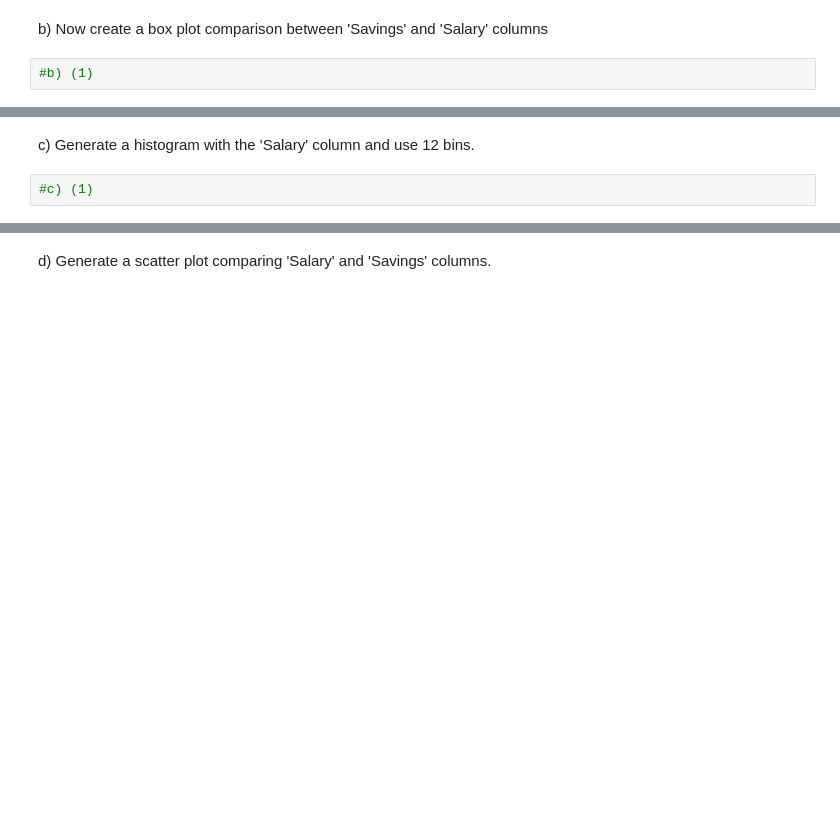
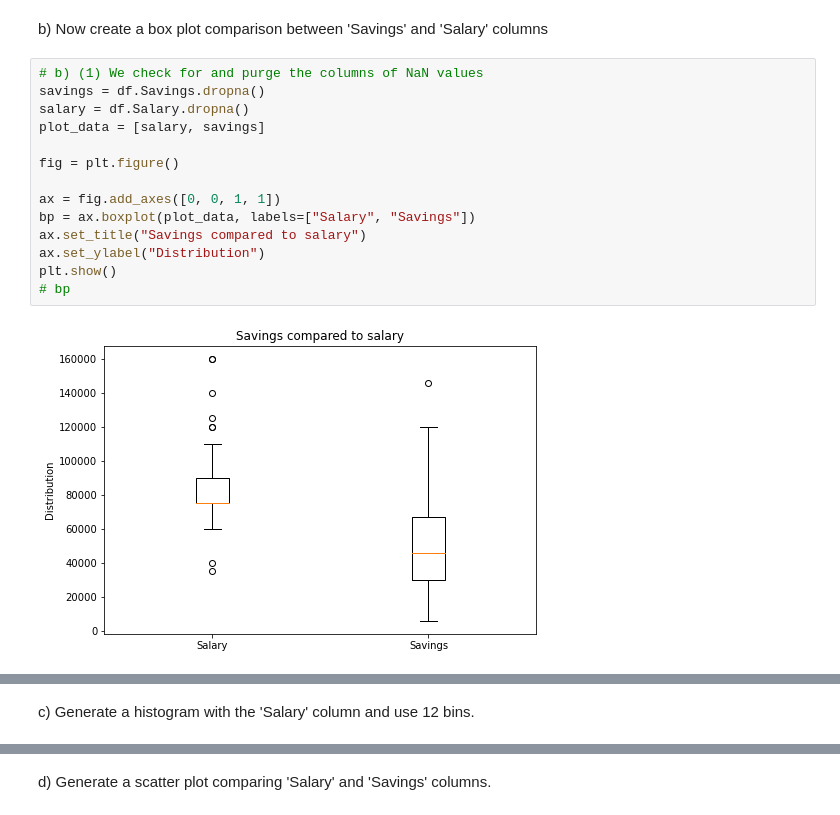
Before and after one commit to StphnLwnga/ADS-Assgn1, a Jupyter notebook: Pandas and python practice.ipynb, the cells around one changed output, grey strips where cells are left out. Cells and saved outputs as stored; diff of their text form; blank space fills up the shorter version.

```diff
--- a/Pandas and python practice.ipynb
+++ b/Pandas and python practice.ipynb
@@ -233,4 +260,18 @@ diploma_series.plot(kind='bar')
 # %% [markdown]
 b) Now create a box plot comparison between 'Savings' and 'Salary' columns
-# %%
-#b) (1)
+# %%
+# b) (1) We check for and purge the columns of NaN values
+savings = df.Savings.dropna()
+salary = df.Salary.dropna()
+plot_data = [salary, savings]
+
+fig = plt.figure()
+
+ax = fig.add_axes([0, 0, 1, 1])
+bp = ax.boxplot(plot_data, labels=["Salary", "Savings"])
+ax.set_title("Savings compared to salary")
+ax.set_ylabel("Distribution")
+plt.show()
+# bp
+# %% [output]
+[figure, added]
@@ -237,4 +279,2 @@ b) Now create a box plot comparison between 'Savings' and 'Salary' columns
 # %% [markdown]
 c) Generate a histogram with the 'Salary' column and use 12 bins.
-# %%
-#c) (1)
```
Also changed, not shown: parts of 27 cells of this notebook.
